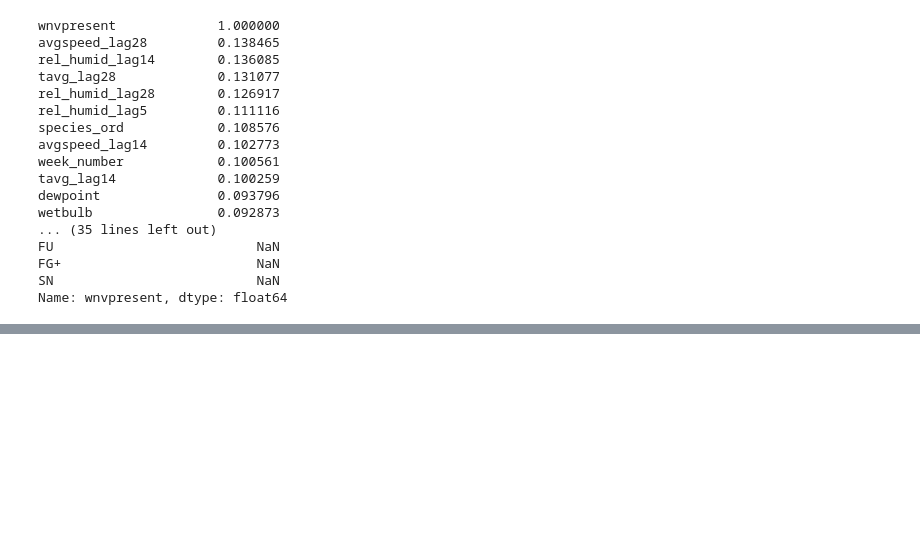
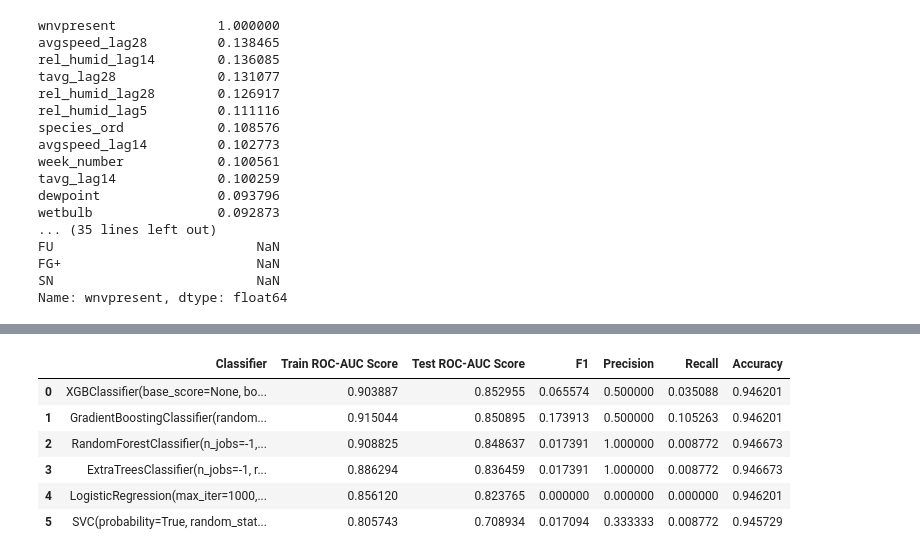
Before and after one commit to kevwee-lab/G.A-Project-4, a Jupyter notebook: working-folder/Rifqi/Prelim EDA (Roughpaper).ipynb, the cells around one changed output, grey strips where cells are left out. Drawn from its saved outputs; the diff is of its cells as text; code cells hidden in the pictures; blank space fills up the shorter version.

```diff
--- a/working-folder/Rifqi/Prelim EDA (Roughpaper).ipynb
+++ b/working-folder/Rifqi/Prelim EDA (Roughpaper).ipynb
@@ -796,0 +923,2 @@ Name: wnvpresent, dtype: float64
+# %%
+results = []
@@ -796,0 +1001,10 @@ Name: wnvpresent, dtype: float64
+# %%
+pd.DataFrame(results).sort_values(by='Test ROC-AUC Score', ascending=False).reset_index(drop=True)
+# %% [output]
+|  | Classifier | Train ROC-AUC Score | Test ROC-AUC Score | F1 | Precision | Recall | Accuracy |
+| 0 | XGBClassifier(base_score=None, bo... | 0.903887 | 0.852955 | 0.065574 | 0.500000 | 0.035088 | 0.946201 |
+| 1 | GradientBoostingClassifier(random... | 0.915044 | 0.850895 | 0.173913 | 0.500000 | 0.105263 | 0.946201 |
+| 2 | RandomForestClassifier(n_jobs=-1,... | 0.908825 | 0.848637 | 0.017391 | 1.000000 | 0.008772 | 0.946673 |
+| 3 | ExtraTreesClassifier(n_jobs=-1, r... | 0.886294 | 0.836459 | 0.017391 | 1.000000 | 0.008772 | 0.946673 |
+| 4 | LogisticRegression(max_iter=1000,... | 0.856120 | 0.823765 | 0.000000 | 0.000000 | 0.000000 | 0.946201 |
+| 5 | SVC(probability=True, random_stat... | 0.805743 | 0.708934 | 0.017094 | 0.333333 | 0.008772 | 0.945729 |
```
Also changed, not shown: parts of 36 cells of this notebook.
